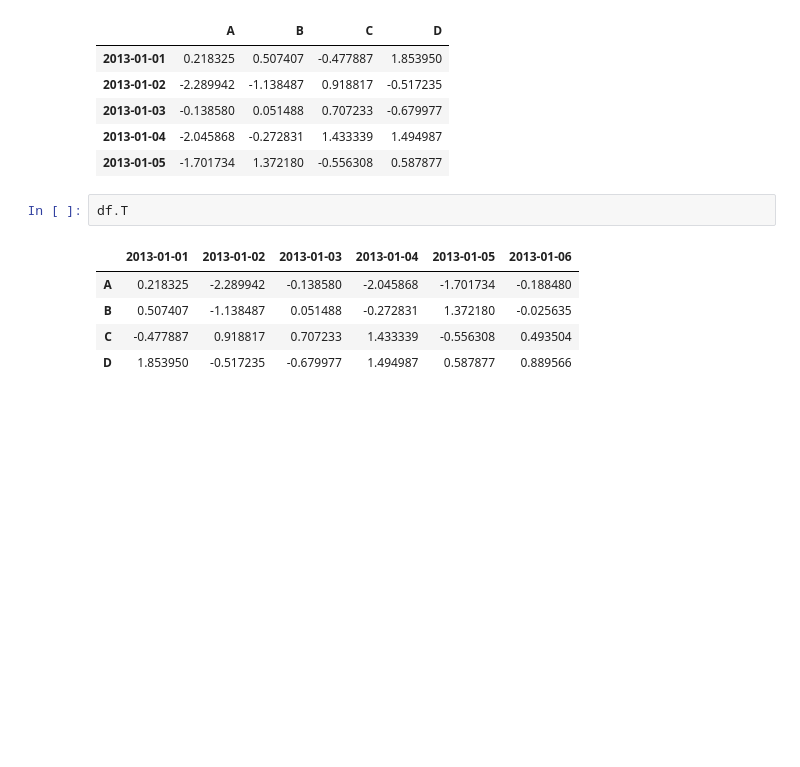
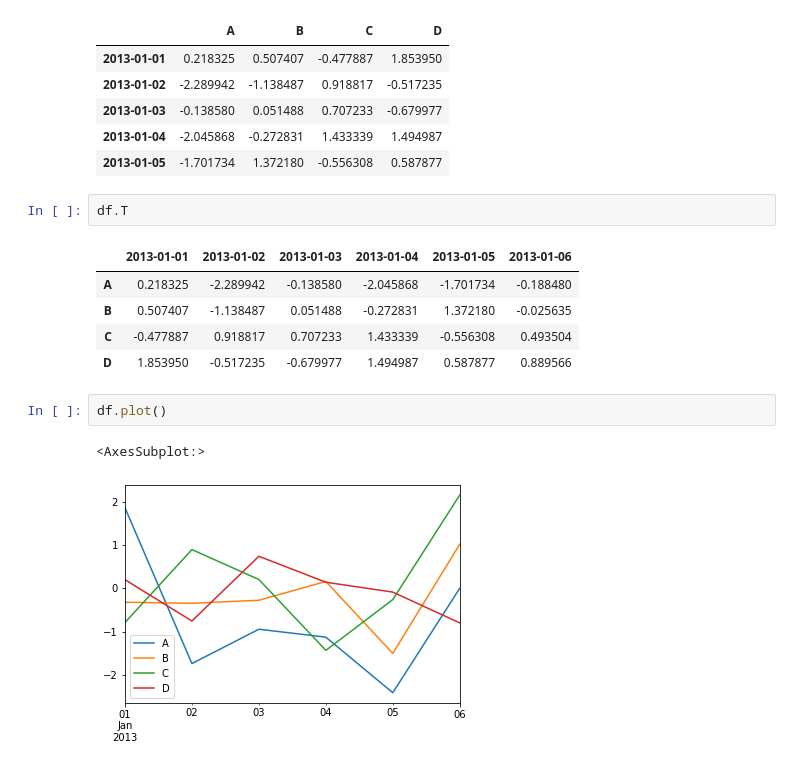
Before and after one commit to sho-playground/machine-learning, a Jupyter notebook: playground_pandas.ipynb, the cells around one changed output. Cells and saved outputs as stored; diff of their text form; blank space fills up the shorter version.

Commit message:
Plot example

```diff
--- a/playground_pandas.ipynb
+++ b/playground_pandas.ipynb
@@ -125,3 +132,8 @@ df.T
 | B | 0.507407 | -1.138487 | 0.051488 | -0.272831 | 1.372180 | -0.025635 |
 | C | -0.477887 | 0.918817 | 0.707233 | 1.433339 | -0.556308 | 0.493504 |
 | D | 1.853950 | -0.517235 | -0.679977 | 1.494987 | 0.587877 | 0.889566 |
+# %%
+df.plot()
+# %% [output]
+<AxesSubplot:>
+[figure, added]
```
Also changed, not shown: parts of 3 cells of this notebook.
